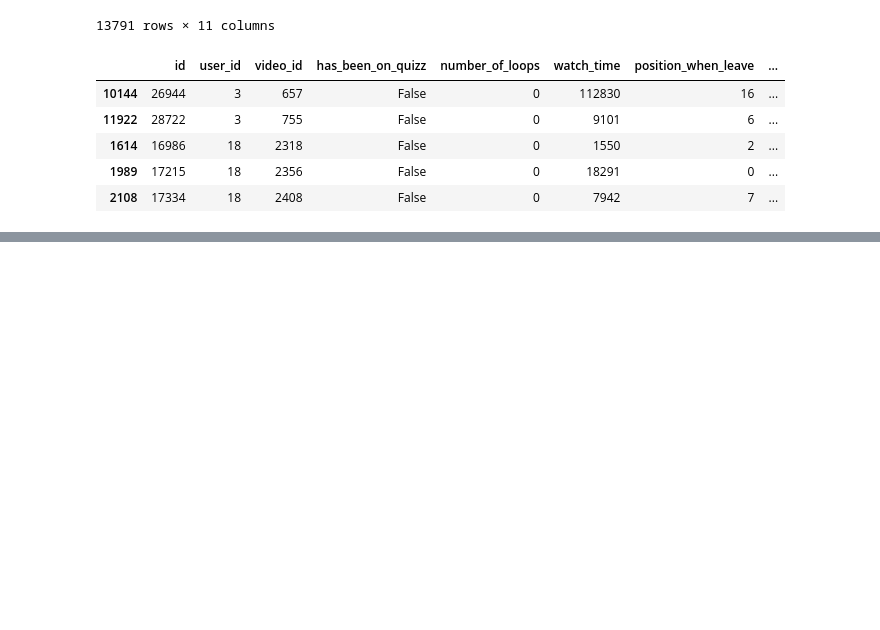
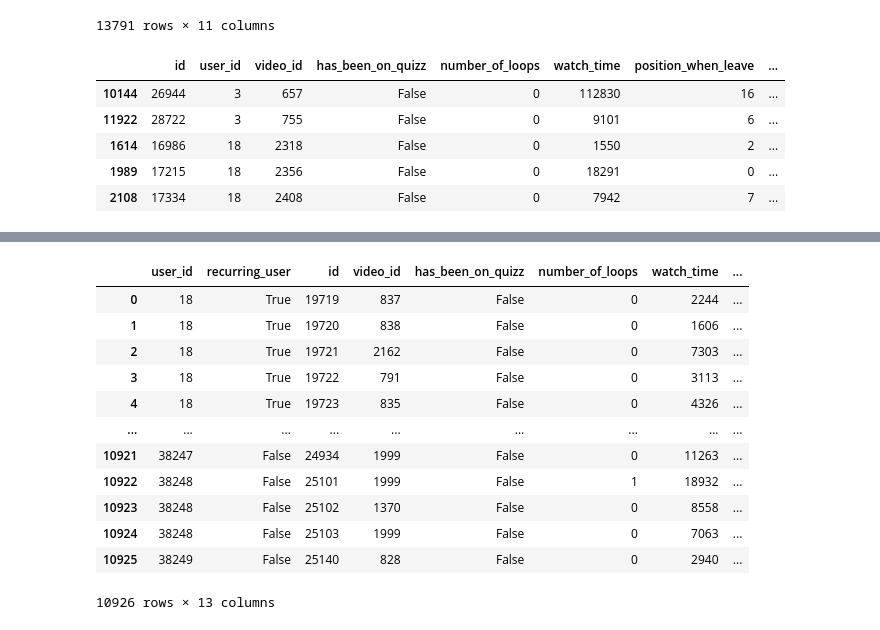
Before and after one commit to sabrinasartori/revyze-technical-case, a Jupyter notebook: notebooks/01-data_analysis.ipynb, the cells around one changed output, grey strips where cells are left out. Saved outputs shown, nothing was run; the diff lists cells and outputs as text; code cells hidden in the pictures; blank space fills up the shorter version.

```diff
--- a/notebooks/01-data_analysis.ipynb
+++ b/notebooks/01-data_analysis.ipynb
@@ -92,0 +108,16 @@ user_recurrence_df.head()
+# %%
+user_recurrence_df.merge(video_analytics_df, on=['user_id'])
+# %% [output]
+|  | user_id | recurring_user | id | video_id | has_been_on_quizz | number_of_loops | watch_time | ... |
+| 0 | 18 | True | 19719 | 837 | False | 0 | 2244 | ... |
+| 1 | 18 | True | 19720 | 838 | False | 0 | 1606 | ... |
+| 2 | 18 | True | 19721 | 2162 | False | 0 | 7303 | ... |
+| 3 | 18 | True | 19722 | 791 | False | 0 | 3113 | ... |
+| 4 | 18 | True | 19723 | 835 | False | 0 | 4326 | ... |
+| ... | ... | ... | ... | ... | ... | ... | ... | ... |
+| 10921 | 38247 | False | 24934 | 1999 | False | 0 | 11263 | ... |
+| 10922 | 38248 | False | 25101 | 1999 | False | 1 | 18932 | ... |
+| 10923 | 38248 | False | 25102 | 1370 | False | 0 | 8558 | ... |
+| 10924 | 38248 | False | 25103 | 1999 | False | 0 | 7063 | ... |
+| 10925 | 38249 | False | 25140 | 828 | False | 0 | 2940 | ... |
+10926 rows × 13 columns
```
Also changed, not shown: parts of 11 cells of this notebook.
